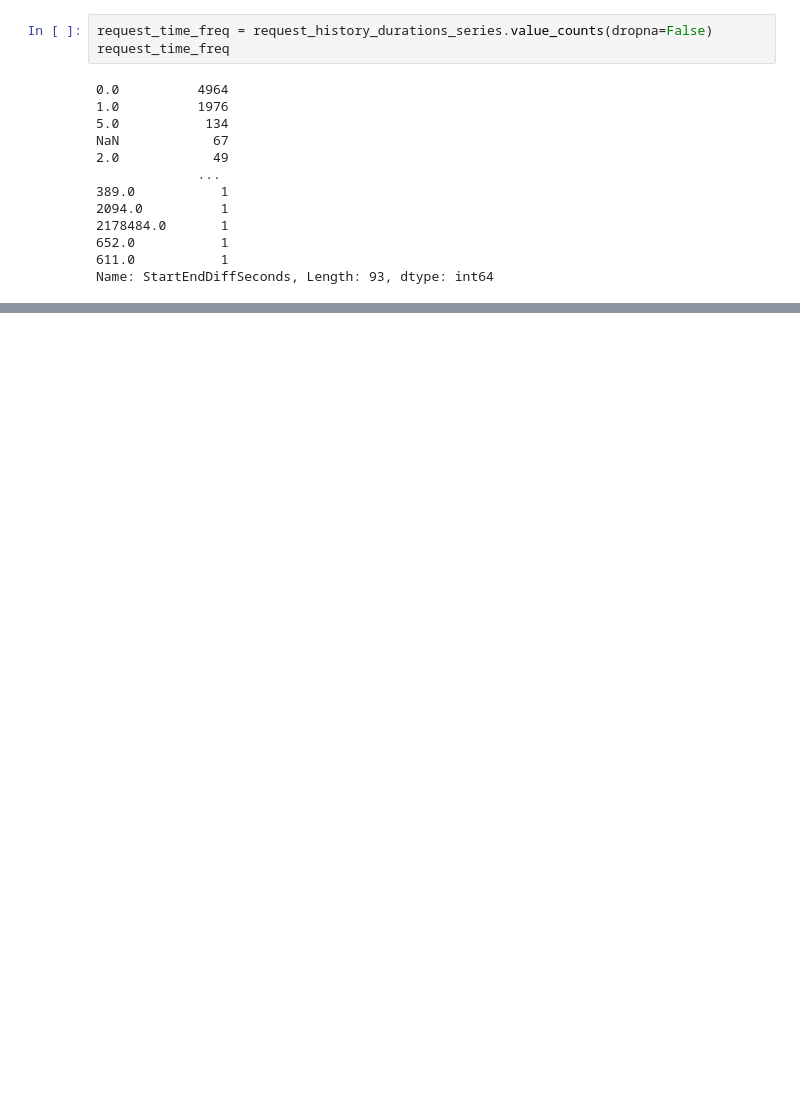
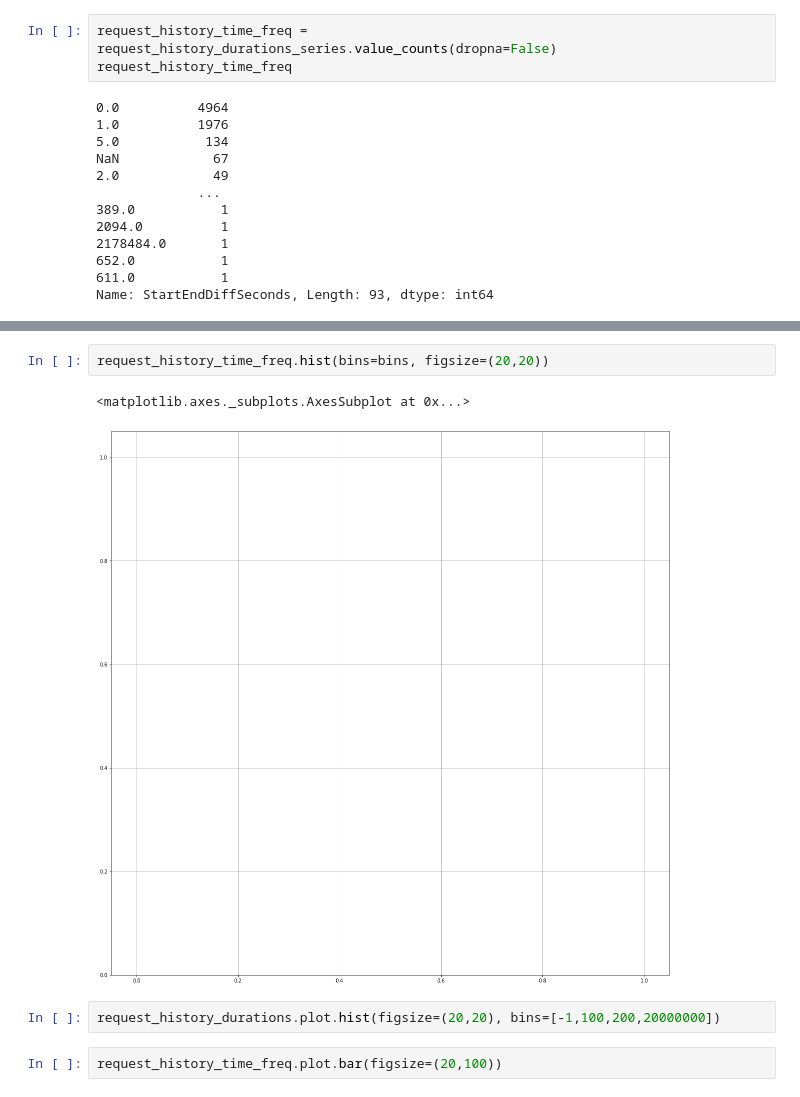
Before and after one commit to leilanihagen/interject-datacell-request-time-data-exploration, a Jupyter notebook: datacell_request_time.ipynb, the cells around one changed output, grey strips where cells are left out. Saved outputs shown, nothing was run; the diff lists cells and outputs as text; blank space fills up the shorter version.

```diff
--- a/datacell_request_time.ipynb
+++ b/datacell_request_time.ipynb
@@ -227,6 +225,6 @@ request_time_freq.plot.bar()
 # %%
-request_time_freq = request_history_durations_series.value_counts(dropna=False)
-request_time_freq
+request_history_time_freq = request_history_durations_series.value_counts(dropna=False)
+request_history_time_freq
 # %% [output]
 0.0          4964
 1.0          1976
@@ -254,0 +270,9 @@ fig, ax = plt.subplot()
+# %%
+request_history_time_freq.hist(bins=bins, figsize=(20,20))
+# %% [output]
+<matplotlib.axes._subplots.AxesSubplot at 0x...>
+[figure, added]
+# %%
+request_history_durations.plot.hist(figsize=(20,20), bins=[-1,100,200,20000000])
+# %%
+request_history_time_freq.plot.bar(figsize=(20,100))
```
Also changed, not shown: parts of 15 cells of this notebook.
